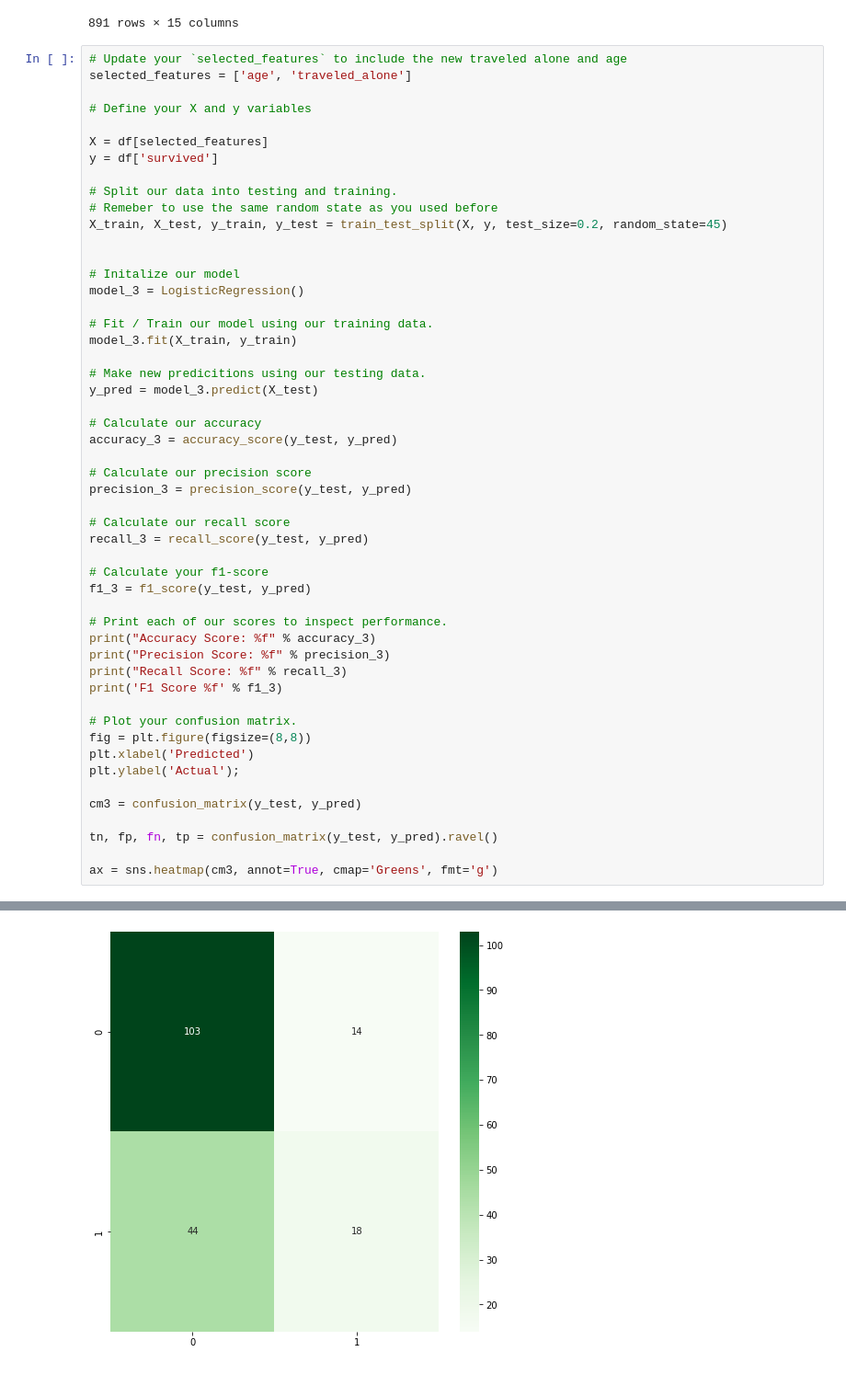
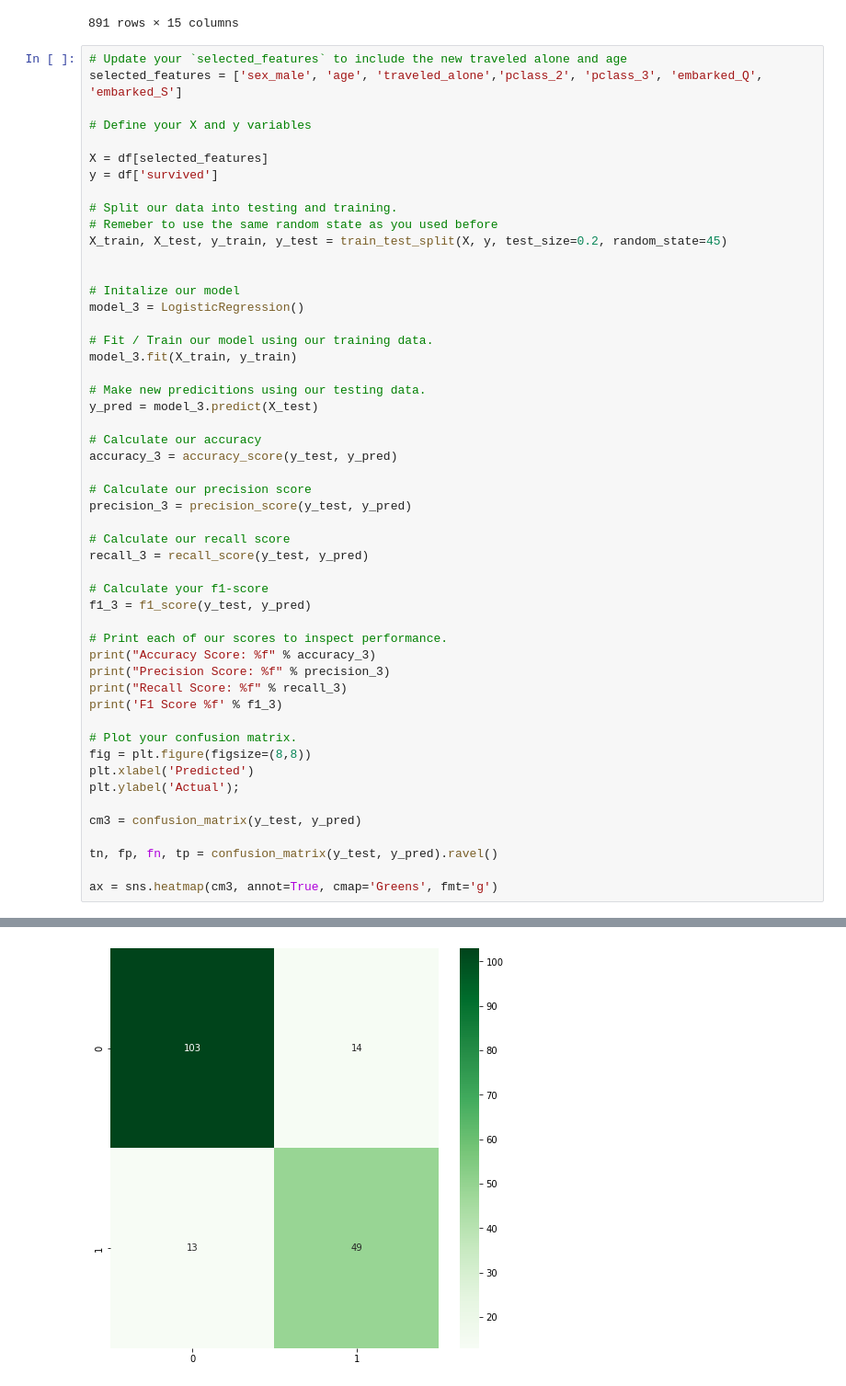
Before and after one commit to hamzakhalil13/2022-fall-data-science, a Jupyter notebook: Week-03-Intro-To-ML/Exercise-Logistic-Regression.ipynb, the cells around one changed output, grey strips where cells are left out. Shown at 92% size. Cells and saved outputs as stored; diff of their text form.

```diff
--- a/Week-03-Intro-To-ML/Exercise-Logistic-Regression.ipynb
+++ b/Week-03-Intro-To-ML/Exercise-Logistic-Regression.ipynb
@@ -353,7 +353,7 @@ df
 891 rows × 15 columns
 # %%
 # Update your `selected_features` to include the new traveled alone and age
-selected_features = ['age', 'traveled_alone']
+selected_features = ['sex_male', 'age', 'traveled_alone','pclass_2', 'pclass_3', 'embarked_Q', 'embarked_S']
 
 # Define your X and y variables
 
@@ -410 +410 @@ F1 Score 0.382979
-[figure, old version]
+[figure, new version]
```
Also changed, not shown: parts of 3 cells of this notebook.
